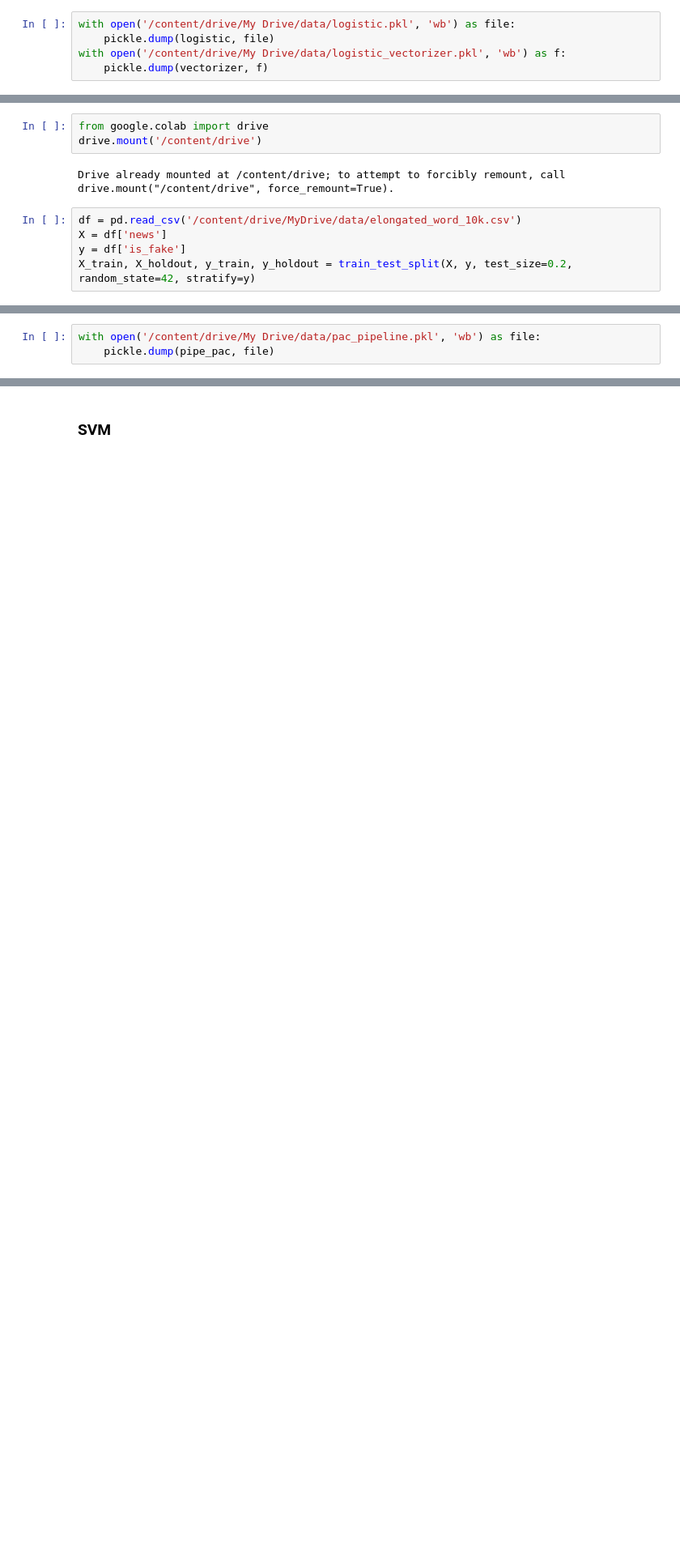
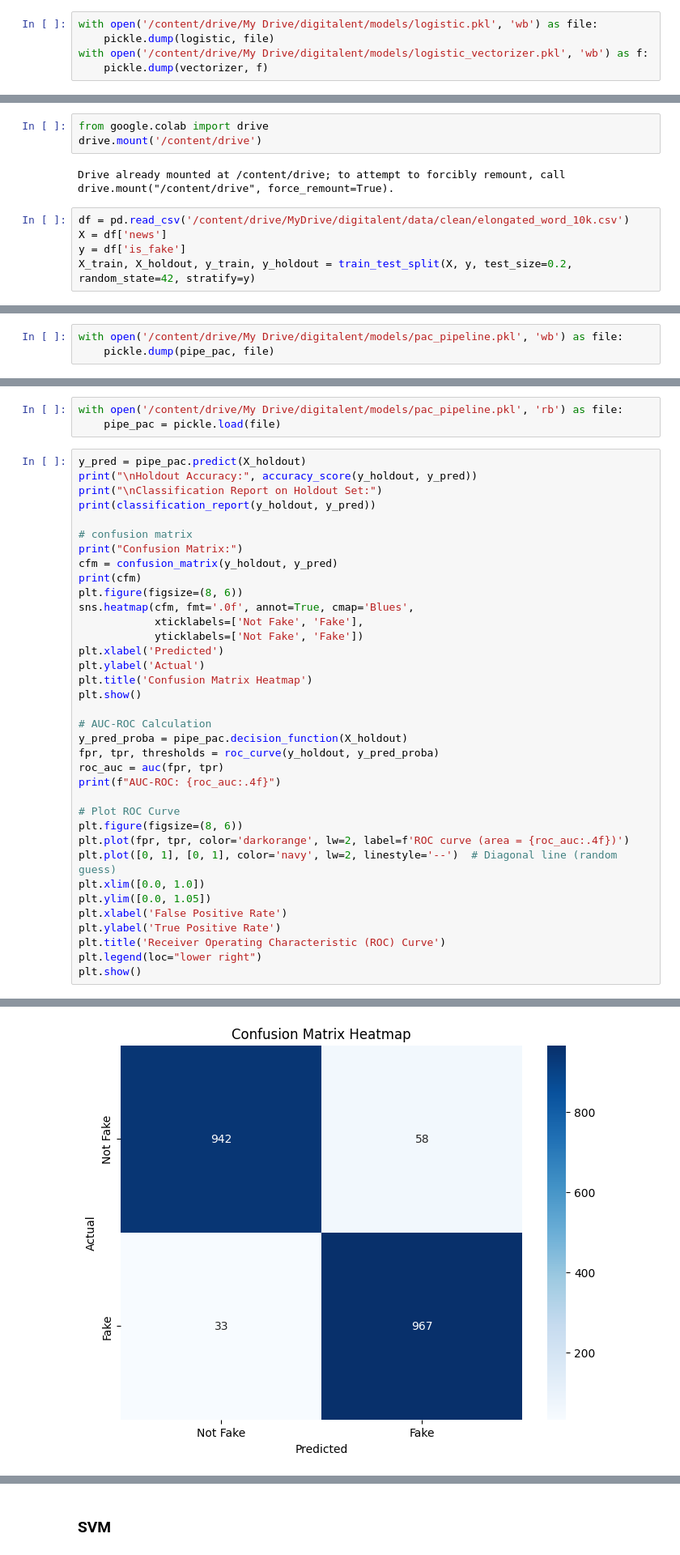
Before and after one commit to nathanael6556/fake-news-detection, a Jupyter notebook: notebooks/model_training.ipynb, the cells around one changed output, grey strips where cells are left out. Shown: that part at 81% size. Cells and saved outputs as stored; diff of their text form; blank space fills up the shorter version.

Commit message:
fix model training notebook

```diff
--- a/notebooks/model_training.ipynb
+++ b/notebooks/model_training.ipynb
@@ -73,7 +132,7 @@ Confusion Matrix on Holdout Set:
 # %%
-with open('/content/drive/My Drive/data/logistic.pkl', 'wb') as file:
+with open('/content/drive/My Drive/digitalent/models/logistic.pkl', 'wb') as file:
     pickle.dump(logistic, file)
-with open('/content/drive/My Drive/data/logistic_vectorizer.pkl', 'wb') as f:
+with open('/content/drive/My Drive/digitalent/models/logistic_vectorizer.pkl', 'wb') as f:
     pickle.dump(vectorizer, f)
 # %% [markdown]
 ### **PAC**
@@ -93,7 +152,7 @@ drive.mount('/content/drive')
 # %% [output]
 Drive already mounted at /content/drive; to attempt to forcibly remount, call drive.mount("/content/drive", force_remount=True).
 # %%
-df = pd.read_csv('/content/drive/MyDrive/data/elongated_word_10k.csv')
+df = pd.read_csv('/content/drive/MyDrive/digitalent/data/clean/elongated_word_10k.csv')
 X = df['news']
 y = df['is_fake']
 X_train, X_holdout, y_train, y_holdout = train_test_split(X, y, test_size=0.2, random_state=42, stratify=y)
@@ -134,5 +193,5 @@ Pipeline(steps=[('vectorizer', TfidfVectorizer()),
                 ('classifier', PassiveAggressiveClassifier(random_state=42))],
          verbose=True)
 # %%
-with open('/content/drive/My Drive/data/pac_pipeline.pkl', 'wb') as file:
+with open('/content/drive/My Drive/digitalent/models/pac_pipeline.pkl', 'wb') as file:
     pickle.dump(pipe_pac, file)
@@ -162,0 +198,40 @@ Confusion Matrix on Holdout Set:
+# %%
+with open('/content/drive/My Drive/digitalent/models/pac_pipeline.pkl', 'rb') as file:
+    pipe_pac = pickle.load(file)
+# %%
+y_pred = pipe_pac.predict(X_holdout)
+print("\nHoldout Accuracy:", accuracy_score(y_holdout, y_pred))
+print("\nClassification Report on Holdout Set:")
+print(classification_report(y_holdout, y_pred))
+
+# confusion matrix
+print("Confusion Matrix:")
+cfm = confusion_matrix(y_holdout, y_pred)
+print(cfm)
+plt.figure(figsize=(8, 6))
+sns.heatmap(cfm, fmt='.0f', annot=True, cmap='Blues',
+            xticklabels=['Not Fake', 'Fake'],
+            yticklabels=['Not Fake', 'Fake'])
+plt.xlabel('Predicted')
+plt.ylabel('Actual')
+plt.title('Confusion Matrix Heatmap')
+plt.show()
+
+# AUC-ROC Calculation
+y_pred_proba = pipe_pac.decision_function(X_holdout)
+fpr, tpr, thresholds = roc_curve(y_holdout, y_pred_proba)
+roc_auc = auc(fpr, tpr)
+print(f"AUC-ROC: {roc_auc:.4f}")
+
+# Plot ROC Curve
+plt.figure(figsize=(8, 6))
+plt.plot(fpr, tpr, color='darkorange', lw=2, label=f'ROC curve (area = {roc_auc:.4f})')
+plt.plot([0, 1], [0, 1], color='navy', lw=2, linestyle='--')  # Diagonal line (random guess)
+plt.xlim([0.0, 1.0])
+plt.ylim([0.0, 1.05])
+plt.xlabel('False Positive Rate')
+plt.ylabel('True Positive Rate')
+plt.title('Receiver Operating Characteristic (ROC) Curve')
+plt.legend(loc="lower right")
+plt.show()
+# %% [output]
@@ -162,0 +253 @@ Confusion Matrix on Holdout Set:
+[figure, added]
```
Also changed, not shown: parts of 17 cells of this notebook.
